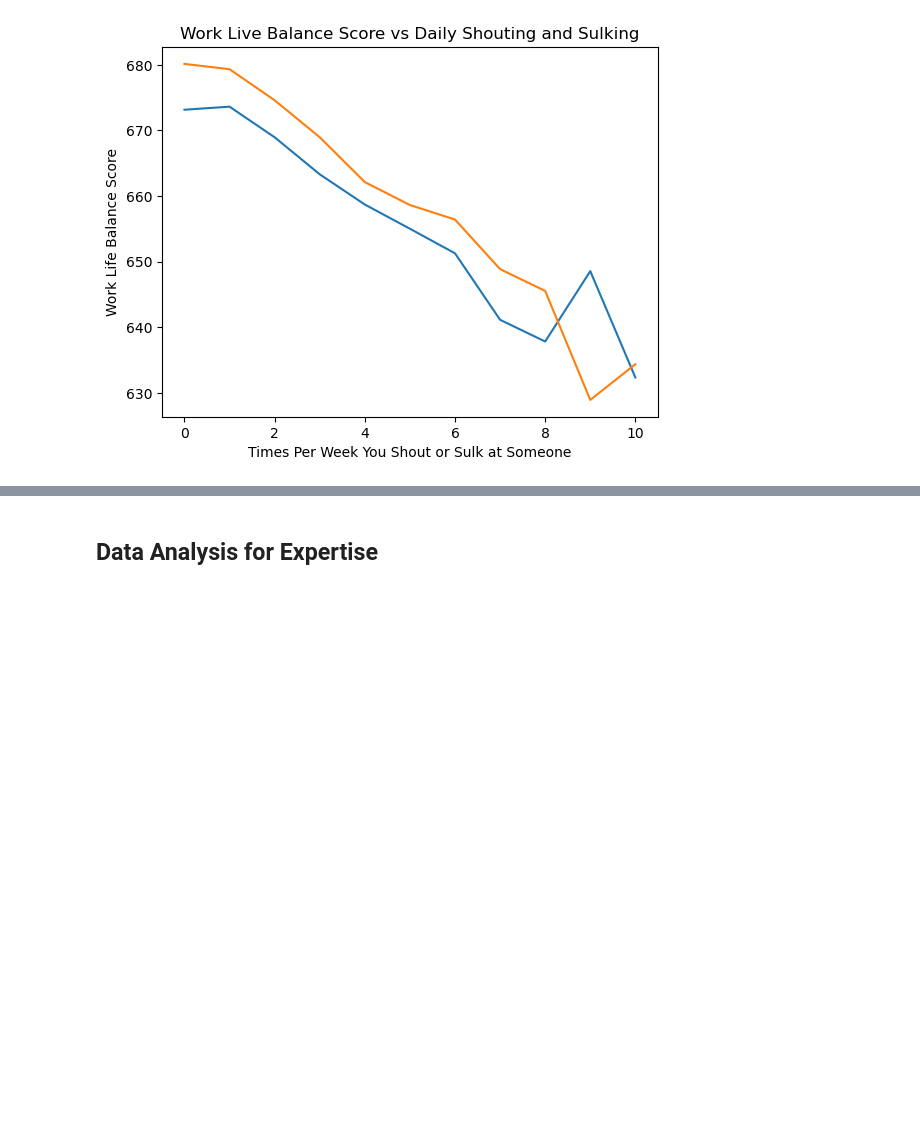
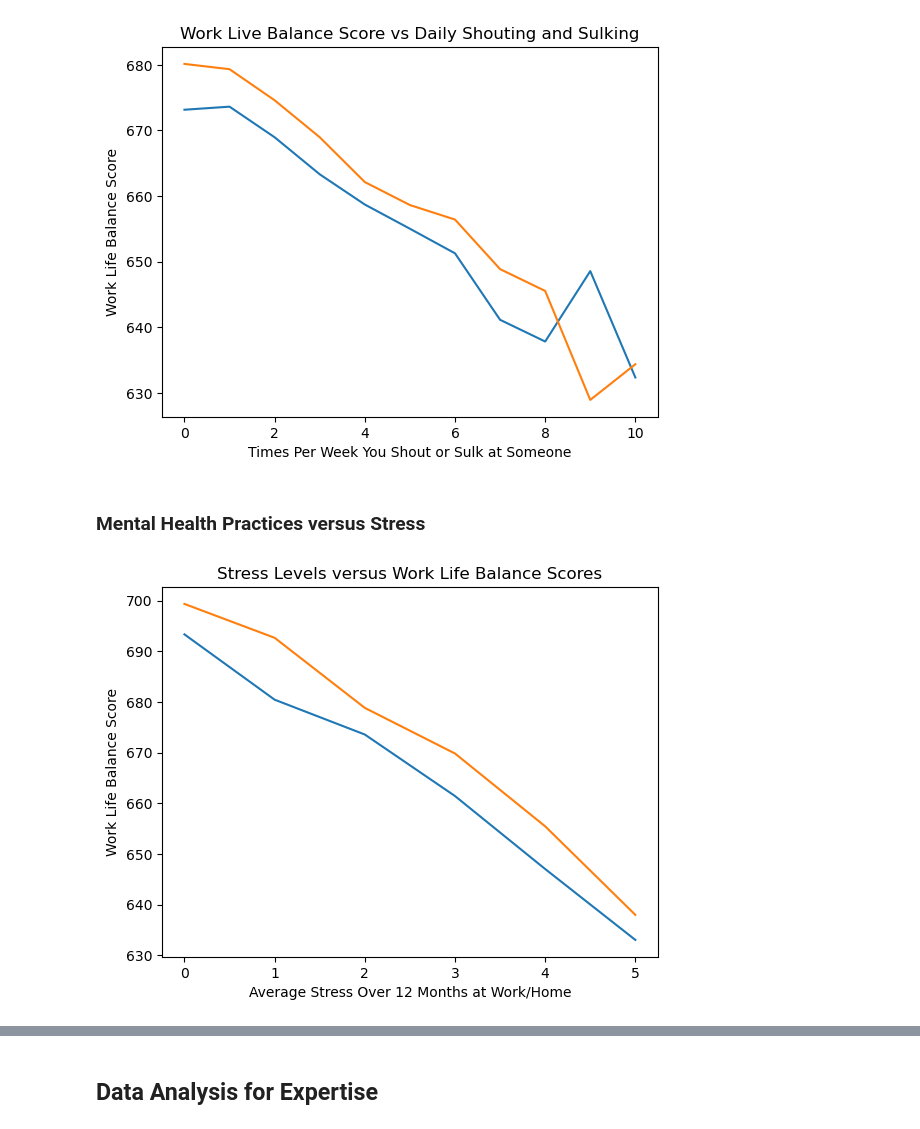
Before and after one commit to jenna-mk/Project_1, a Jupyter notebook: project_1_jenna.ipynb, the cells around one changed output, grey strips where cells are left out. Drawn from its saved outputs; the diff is of its cells as text; code cells hidden in the pictures; blank space fills up the shorter version.

Commit message:
added plots for stress versus flow, meditative activities, and daily shouting

```diff
--- a/project_1_jenna.ipynb
+++ b/project_1_jenna.ipynb
@@ -172,7 +131,8 @@ mental_health_df = wellbeing_df[['AGE','GENDER','FLOW',
                                  'WEEKLY_MEDITATION', 'DAILY_SHOUTING',
                                  'DAILY_STRESS','WORK_LIFE_BALANCE_SCORE']]
 # Rename the columns
-mental_health_df.set_axis(['Age','Gender','Flow','Weekly Meditation','Daily Shouting','Daily Stress','Work Life Balance Score'], axis='columns',inplace=True)
+mental_health_df = mental_health_df.rename(columns={'AGE':'Age','GENDER':'Gender','FLOW':'Flow','WEEKLY_MEDITATION':'Weekly Meditation',
+                                 'DAILY_SHOUTING':'Daily Shouting','DAILY_STRESS':'Daily Stress','WORK_LIFE_BALANCE_SCORE':'Work Life Balance Score'},copy=False)
 mental_health_df.head()
 # %% [output]
 |  | Age | Gender | Flow | Weekly Meditation | Daily Shouting | Daily Stress | Work Life Balance Score |
@@ -241,3 +201,20 @@ plt.title('Work Live Balance Score vs Daily Shouting and Sulking')
 plt.show()
 # %% [output]
 [figure]
+# %% [markdown]
+### Mental Health Practices versus Stress
+# %%
+# First graph stress compared with work life balance
+male_stress = male_mental_health.groupby('Daily Stress')['Work Life Balance Score'].mean()
+female_stress = female_mental_health.groupby('Daily Stress')['Work Life Balance Score'].mean()
+
+# Plot the lines
+male_stress.plot()
+female_stress.plot()
+
+plt.xlabel('Average Stress Over 12 Months at Work/Home')
+plt.ylabel('Work Life Balance Score')
+plt.title('Stress Levels versus Work Life Balance Scores')
+plt.show()
+# %% [output]
+[figure, added]
```
Also changed, not shown: parts of 9 cells of this notebook.
